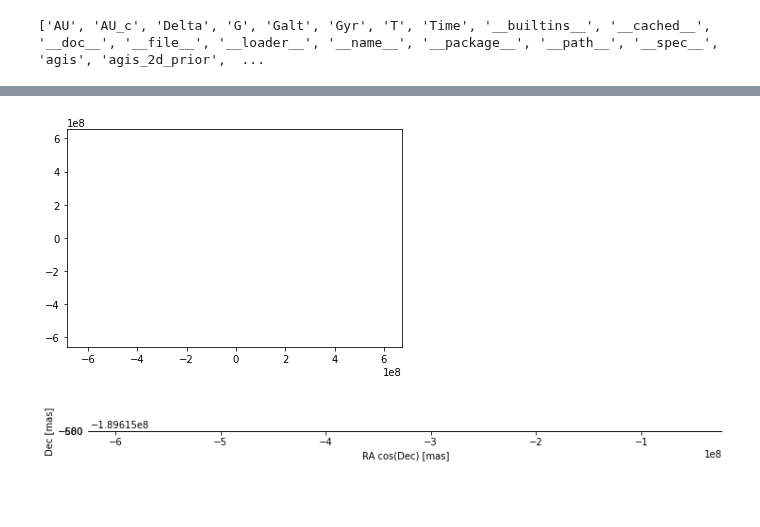
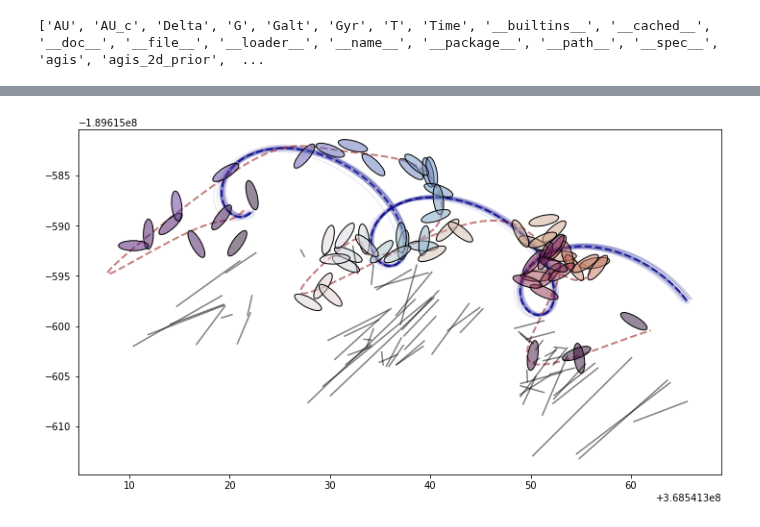
Before and after one commit to zpenoyre/astromet.py, a Jupyter notebook: example.ipynb, the cells around one changed output, grey strips where cells are left out. Saved outputs shown, nothing was run; the diff lists cells and outputs as text; code cells hidden in the pictures; blank space fills up the shorter version.

```diff
--- a/example.ipynb
+++ b/example.ipynb
@@ -201,35 +235,11 @@ print(results)
-# %%
-# simulating observables
-
-# times when system is observed [years, CE]
-ts=2016+np.sort(edr3Period*(-0.5+np.random.rand(50)))
-
-racs,decs=astromet.track(ts,params)
-
-phis=360*np.random.rand(ts.size)
-
-talls=np.hstack([ts,ts])
-phialls=np.hstack([phis,phis-90])
-racalls=np.hstack([racs,racs])
-decalls=np.hstack([decs,decs])
-erralls=np.hstack([0.3*np.ones(ts.size),np.ones(ts.size)])
-
-xs=astromet.mock_obs(phialls,racalls,decalls,errs=erralls)
-
-results=astromet.gaia_fit(talls,xs,phialls,erralls,params.RA,params.Dec)
-
-scanPlot=plt.gca()
-for i in range(xs.size):
-    xvals=[(xs[i]-erralls[i])*np.sin(phialls[i]),(xs[i]+erralls[i])*np.sin(phialls[i])]
-    yvals=[(xs[i]-erralls[i])*np.cos(phialls[i]),(xs[i]+erralls[i])*np.cos(phialls[i])]
-    scanPlot.plot(xvals,yvals)
-plt.show()
-# %% [output]
-[figure, removed]
+# %%
+xerrs=0.5*np.random.randn(phis.size)*np.sin(phis)+1.5*np.random.randn(phis.size)*np.cos(phis)
+yerrs=0.5*np.random.randn(phis.size)*np.cos(phis)-1.5*np.random.randn(phis.size)*np.sin(phis)
 # %%
 # plotting on sky motion
 qFig=plt.figure(figsize=(12,8))
 qPl=plt.gca() # defining matplotlib axis object on which to plot
+qPl.set_aspect('equal')
 
 cs=mpl.cm.twilight_shifted(np.interp(ts,[ts[0],ts[-1]],[0,1])) # optional, but I like to color by time
 cs[:,3]=0.5
@@ -237,61 +247,64 @@ cs[:,3]=0.5
 # plotting the datapoints (ideally as error ellipses -
 # if that fails comment out the for loop and use the simpler scatter plot instead)
 astError=0.3
-for i in range(racs.size):
-    ell = mpl.patches.Ellipse(xy=(racs[i]*np.cos(decs[i]*np.pi/180), decs[i]),
-                  width=2*astError*mas, height=2*astError*mas,
-                  angle=0)
+for i in range(raccols.size):
+    xval=raccols[i]+xerrs[i]
+    yval=deccols[i]+yerrs[i]
+    ell = mpl.patches.Ellipse(xy=(xval,yval),
+                  width=1, height=3,
+                  angle=phis[i])
     ell.set_facecolor(cs[i])
     ell.set_edgecolor('k')
     qPl.add_artist(ell)
-#qPl.scatter(ras*np.cos(decs*np.pi/180),decs,s=50,c=cs,zorder=2,edgecolors='k',lw=1)
 
 # uniformly sampled times for plotting true paths
 tUniform=np.linspace(ts[0],ts[-1],1000)
 
 # optional - adding the centre of mass motion (black) for reference
 comRas,comDecs=astromet.track(tUniform,params,comOnly=True)
-qPl.plot(comRas*np.cos(comDecs*np.pi/180),comDecs,lw=1,c='k',alpha=0.5,zorder=1)
+qPl.plot(comRas,comDecs,lw=1,c='k',alpha=0.0,zorder=1)
 
 # optional - adding the centre of mass motion (red) for reference
 trueRas,trueDecs=astromet.track(tUniform,params)
-qPl.plot(trueRas*np.cos(trueDecs*np.pi/180),trueDecs,lw=2,c='darkred',alpha=0.5,zorder=1,ls='--')
+qPl.plot(trueRas,trueDecs,lw=2,c='darkred',alpha=0.5,zorder=1,ls='--')
 
 # optional - adding fitted motion (blue)
 for i in range(32):
-    randRa=results['ra']#+results['ra_error']*np.random.randn()
-    randDec=results['dec']#+results['dec_error']*np.random.randn()
+    randRa=results['ra']+results['ra_error']*np.random.randn()
+    randDec=results['dec']+results['dec_error']*np.random.randn()
     randPmRa=results['pmra']+results['pmra_error']*np.random.randn()
     randPmDec=results['pmdec']+results['pmdec_error']*np.random.randn()
     randPllx=results['parallax']+results['parallax_error']*np.random.randn()
 
     fitPs=astromet.params()
     fitPs.RA=randRa
     fitPs.Dec=randDec
-    fitPs.pmRA=randPmRa
+    fitPs.pmRAc=randPmRa
     fitPs.pmDec=randPmDec
     fitPs.pllx=randPllx
     bestRas,bestDecs=astromet.track(tUniform,fitPs,comOnly=True)
-    qPl.plot(bestRas*np.cos(bestDecs*np.pi/180),bestDecs,lw=1,c='darkblue',alpha=0.1,zorder=0)
+    qPl.plot(bestRas,bestDecs,lw=1,c='darkblue',alpha=0.1,zorder=0)
 fitPs=astromet.params()
 fitPs.RA=results['ra']
 fitPs.Dec=results['dec']
-fitPs.pmRA=results['pmra']
+fitPs.pmRAc=results['pmra']
 fitPs.pmDec=results['pmdec']
 fitPs.pllx=results['parallax']
 bestRas,bestDecs=astromet.track(tUniform,fitPs,comOnly=True)
-qPl.plot(bestRas*np.cos(bestDecs*np.pi/180),bestDecs,lw=2,c='darkblue',alpha=0.8,zorder=0,ls='--')
+qPl.plot(bestRas,bestDecs,lw=2,c='darkblue',alpha=0.8,zorder=0,ls='--')
 
+bestRa2s,bestDec2s=astromet.track(ts,fitPs,comOnly=True)
+for i in range(raccols.size):
+    xval=raccols[i]+xerrs[i]
+    yval=deccols[i]+yerrs[i]
+    qPl.plot([xval,bestRa2s[i]],[yval,bestDec2s[i]],c='k',alpha=0.5)
 # adding initial position and proper motion as arrow
 #qPl.arrow(np.median(ras*np.cos(decs*np.pi/180)),np.median(decs),mas*params.pmRA,mas*params.pmDec,color='k',alpha=0.5)
 
-qPl.set_xlabel('RA cos(Dec) [mas]')
-qPl.set_ylabel('Dec [mas]')
-qPl.set_aspect('equal')
 
 plt.show()
 # %% [output]
-[figure, old version]
+[figure, new version]
 # %%
 print('Period: ',astromet.period(params))
 print('eccentricity: ',params.e)
```
Also changed, not shown: parts of 8 cells of this notebook, 7 other files.
